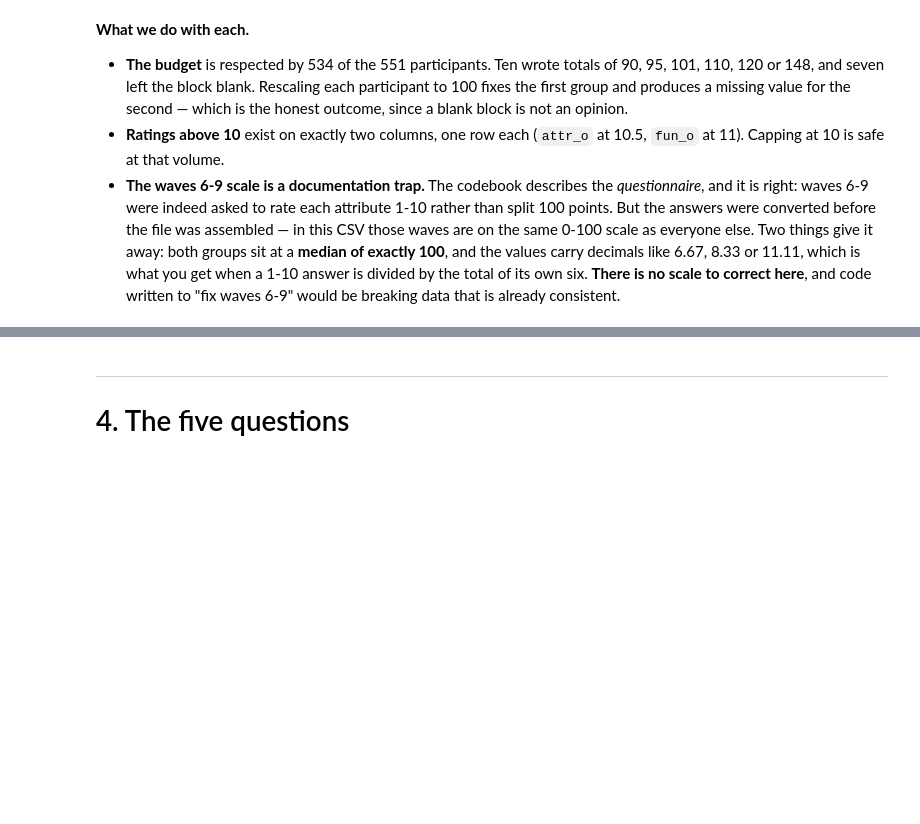
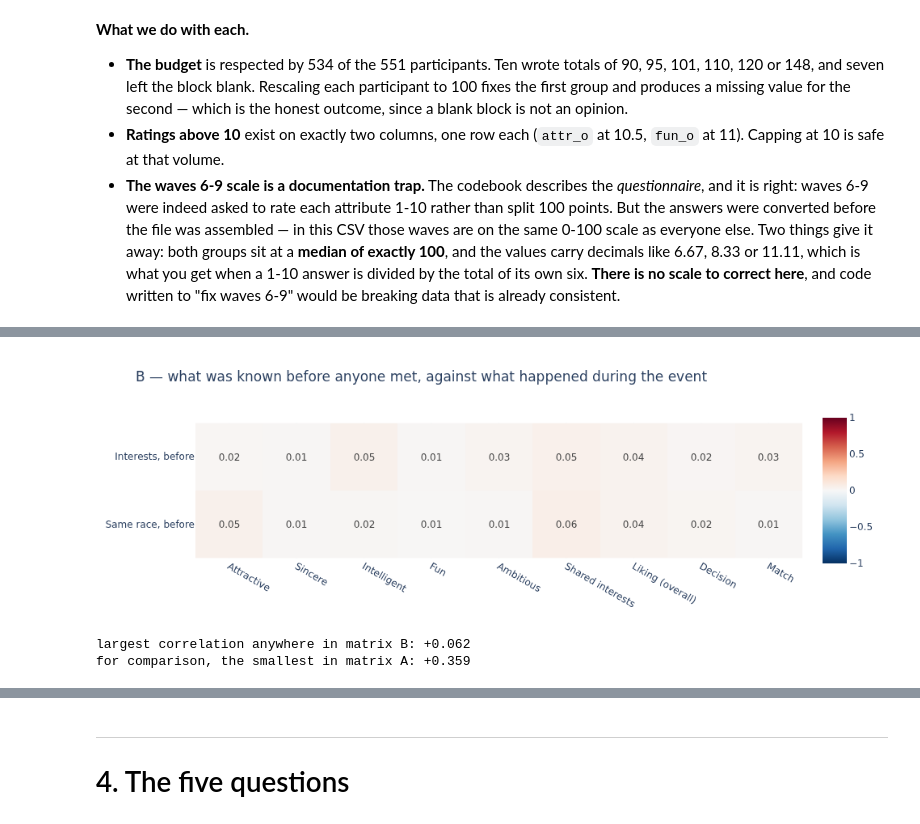
Before and after one commit to paezxavi/jedha_tinder_project, a Jupyter notebook: tinder_project.ipynb, the cells around one changed output, grey strips where cells are left out. Saved outputs shown, nothing was run; the diff lists cells and outputs as text; code cells hidden in the pictures; blank space fills up the shorter version.

```diff
--- a/tinder_project.ipynb
+++ b/tinder_project.ipynb
@@ -500,0 +504,18 @@ do — exactly the three attributes that section 3.1 showed everyone scores the
+# %%
+# Matrix B -- the two pre-event facts against everything that happened during the event.
+before_cols = ['int_corr', 'samerace']
+
+strip = df[before_cols + scorecard_cols].corr(method='pearson').loc[before_cols, scorecard_cols]
+strip.index   = [NAMES[c] for c in before_cols]
+strip.columns = [NAMES[c] for c in scorecard_cols]
+
+fig = px.imshow(strip, text_auto='.2f', color_continuous_scale='RdBu_r', zmin=-1, zmax=1,
+                title='B — what was known before anyone met, against what happened during the event')
+show(fig, '3_3_correlation_before', height=330)
+
+print(f'largest correlation anywhere in matrix B: {strip.abs().max().max():+.3f}')
+print(f'for comparison, the smallest in matrix A: {off_diag.abs().min():+.3f}')
+# %% [output]
+[figure, added]
+largest correlation anywhere in matrix B: +0.062
+for comparison, the smallest in matrix A: +0.359
```
Also changed, not shown: parts of 9 cells of this notebook, 2 other files.
